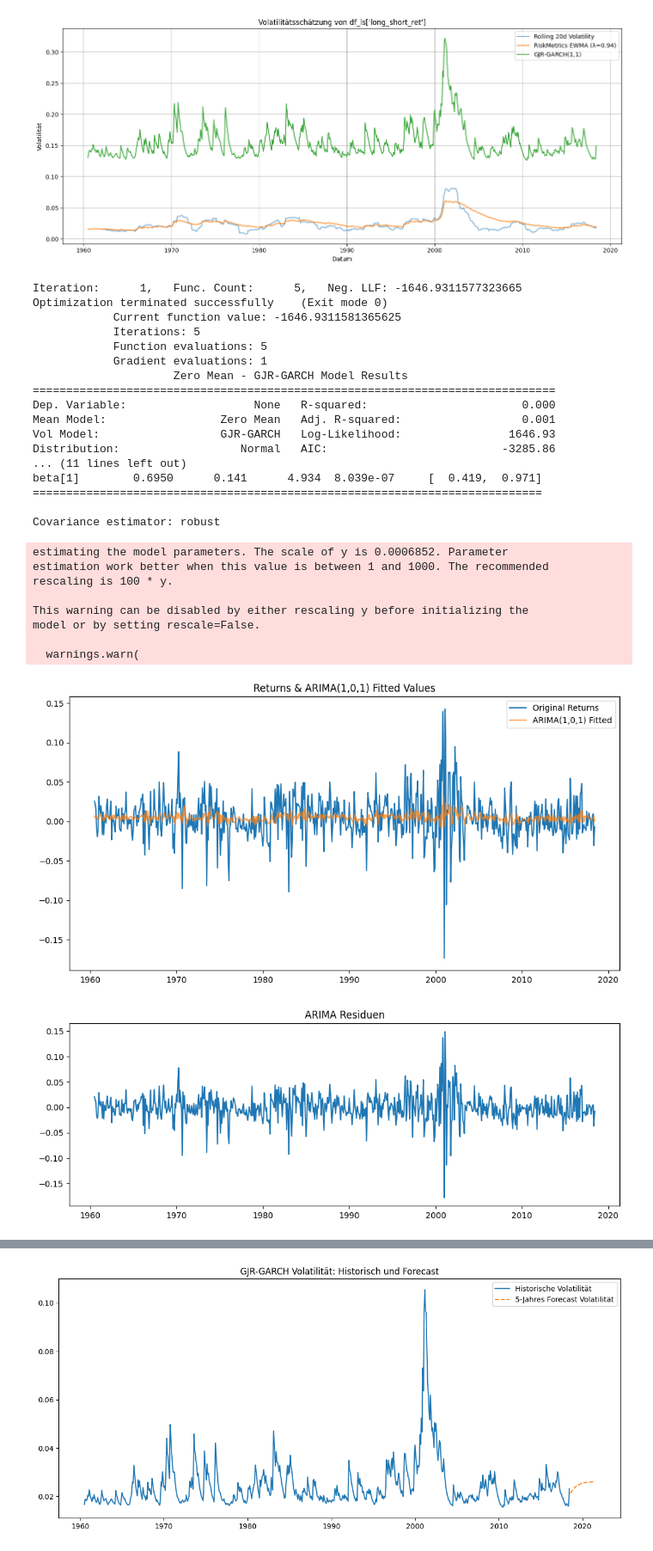
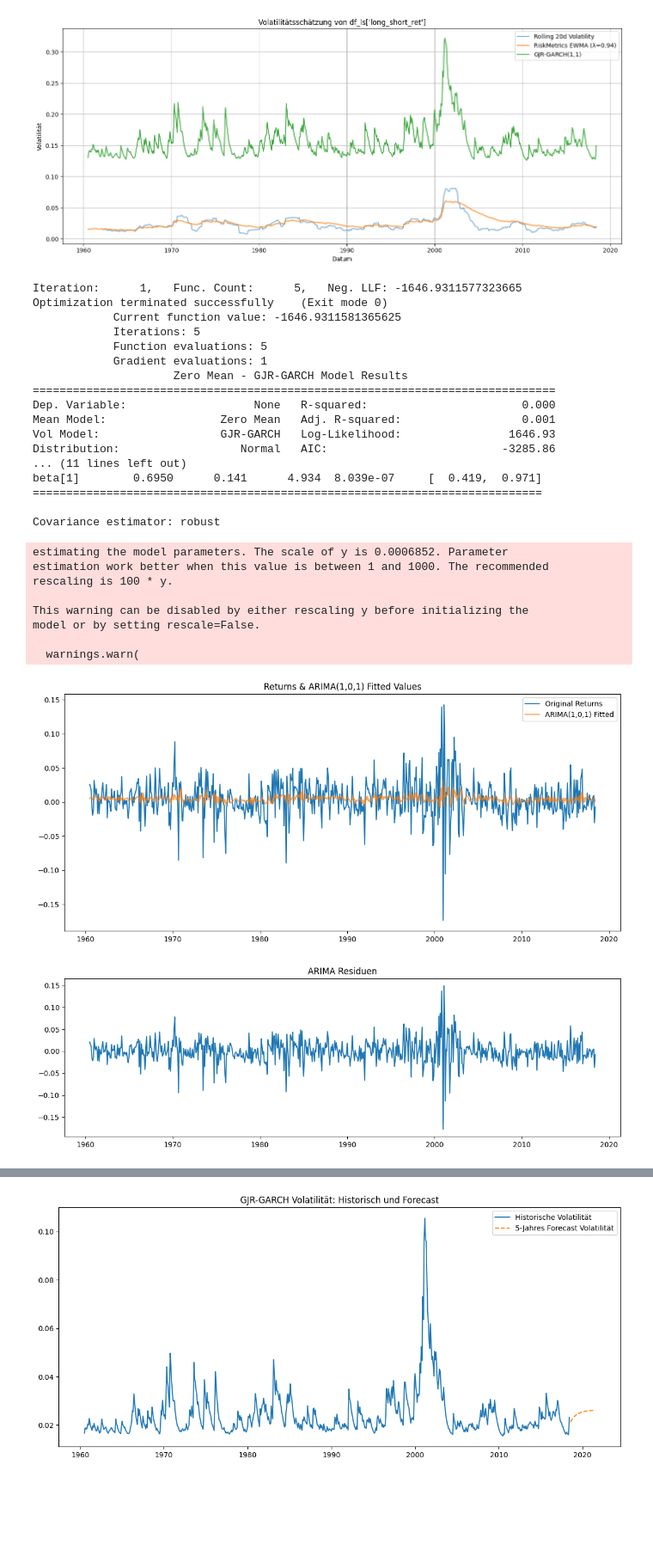
Before and after one commit to justusschenk/valueinvesting, a Jupyter notebook: Analytics.ipynb, the cells around one changed output, grey strips where cells are left out. Shown at 86% size. Cells and saved outputs as stored; diff of their text form; code cells hidden in the pictures; blank space fills up the shorter version.

Commit message:
GARCH Plots

```diff
--- a/Analytics.ipynb
+++ b/Analytics.ipynb
@@ -151,7 +151,7 @@ garch_res = garch_model.fit(cov_type='robust')
 print(garch_res.summary())
 
 # 1. Original Returns + ARIMA gefittete Werte
-plt.figure(figsize=(12, 6))
+plt.figure(figsize=(14, 6))
 plt.plot(returns.index, returns, label='Original Returns')
 plt.plot(returns.index, arima_res.fittedvalues, label='ARIMA(1,0,1) Fitted', alpha=0.7)
 plt.title('Returns & ARIMA(1,0,1) Fitted Values')
@@ -159,41 +159,53 @@ plt.legend()
 plt.show()
 
 # 2. ARIMA Residuen
-plt.figure(figsize=(12, 4))
+plt.figure(figsize=(14, 4))
 plt.plot(arima_resid.index, arima_resid)
 plt.title('ARIMA Residuen')
 plt.show()
 
+#ACF, PACF
+fig, axes = plt.subplots(1, 2, figsize=(11, 4))
+
+plot_acf(arima_resid, lags=20, ax=axes[0])
+axes[0].set_title("ACF")
+
+plot_pacf(arima_resid, lags=20, ax=axes[1], method="ywm")  # "ywm" ist stabil bei kurzen Reihen
+axes[1].set_title("PACF")
+
+plt.tight_layout()
+plt.show()
+
 # 3. GJR-GARCH geschätzte bedingte Volatilität (Conditional Volatility)
-plt.figure(figsize=(12, 6))
+plt.figure(figsize=(14, 6))
 plt.plot(garch_res.conditional_volatility, color='red')
 plt.title('Geschätzte bedingte Volatilität (GJR-GARCH)')
 plt.show()
 # %% [output]
 Iteration:      1,   Func. Count:      5,   Neg. LLF: -1646.9311577323665
 Optimization terminated successfully    (Exit mode 0)
             Current function value: -1646.9311581365625
             Iterations: 5
             Function evaluations: 5
             Gradient evaluations: 1
                      Zero Mean - GJR-GARCH Model Results
 ==============================================================================
 Dep. Variable:                   None   R-squared:                       0.000
 Mean Model:                 Zero Mean   Adj. R-squared:                  0.001
 Vol Model:                  GJR-GARCH   Log-Likelihood:                1646.93
 Distribution:                  Normal   AIC:                          -3285.86
 ... (11 lines left out)
 beta[1]        0.6950      0.141      4.934  8.039e-07     [  0.419,  0.971]
 ============================================================================
 
 Covariance estimator: robust
 estimating the model parameters. The scale of y is 0.0006852. Parameter
 estimation work better when this value is between 1 and 1000. The recommended
 rescaling is 100 * y.
 
 This warning can be disabled by either rescaling y before initializing the
 model or by setting rescale=False.
 
   warnings.warn(
-[figure, old version]
+[figure, new version]
-[figure, old version]
+[figure, new version]
```
Also changed, not shown: parts of 1 cell of this notebook, 3 other files.
